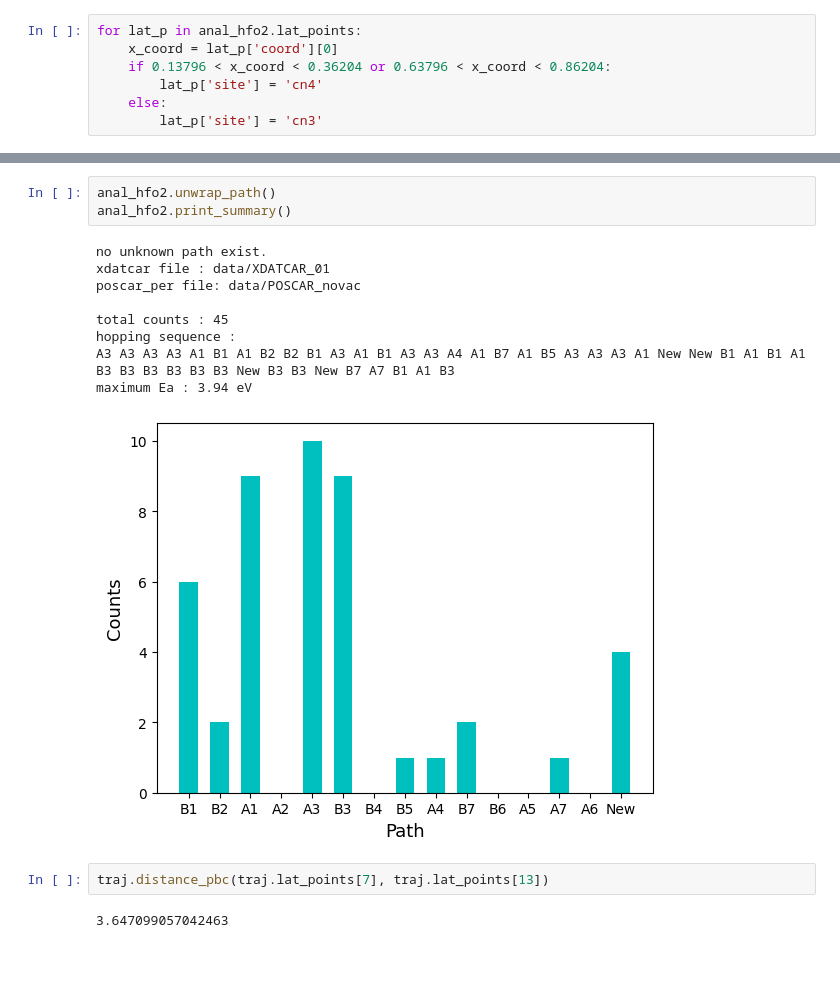
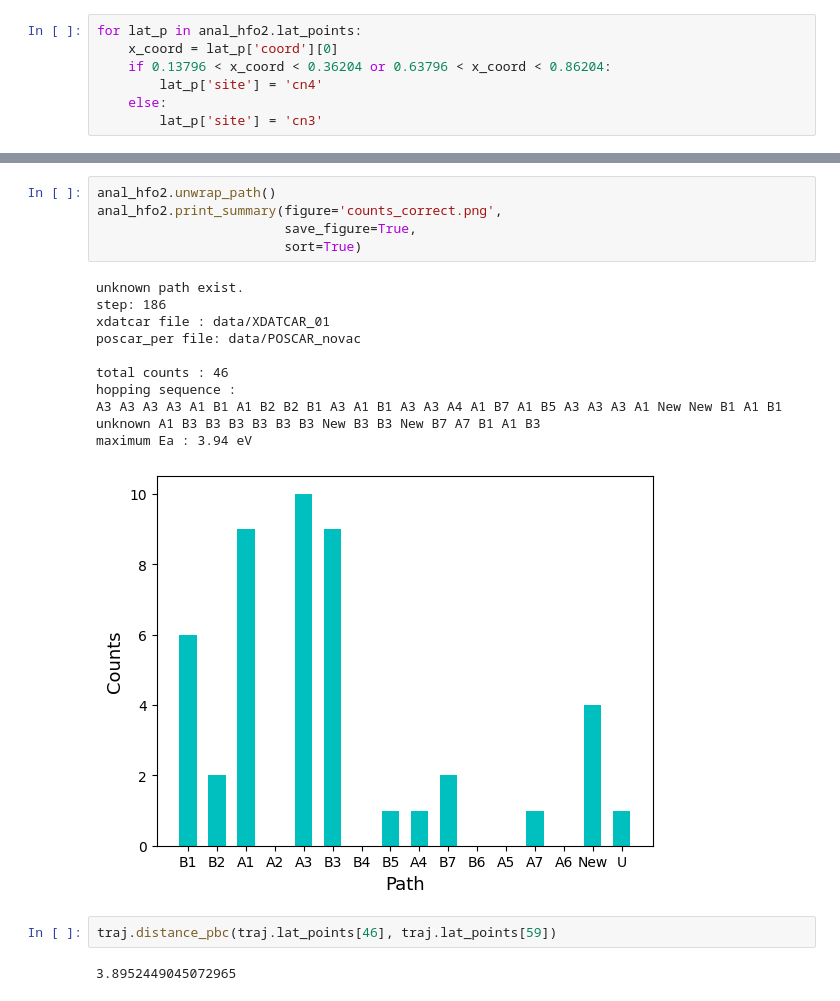
Before and after one commit to TY-Jeong/VacHopPy, a Jupyter notebook: example/1.LatticeHopping/tutorial.ipynb, the cells around one changed output, grey strips where cells are left out. Cells and saved outputs as stored; diff of their text form; blank space fills up the shorter version.

```diff
--- a/example/1.LatticeHopping/tutorial.ipynb
+++ b/example/1.LatticeHopping/tutorial.ipynb
@@ -90,17 +105,20 @@ maximum Ea : 3.94 eV
 # %%
 anal_hfo2.unwrap_path()
-anal_hfo2.print_summary()
+anal_hfo2.print_summary(figure='counts_correct.png',
+                        save_figure=True,
+                        sort=True)
 # %% [output]
-no unknown path exist.
+unknown path exist.
+step: 186
 xdatcar file : data/XDATCAR_01
 poscar_per file: data/POSCAR_novac
 
-total counts : 45
+total counts : 46
 hopping sequence :
-A3 A3 A3 A3 A1 B1 A1 B2 B2 B1 A3 A1 B1 A3 A3 A4 A1 B7 A1 B5 A3 A3 A3 A1 New New B1 A1 B1 A1 B3 B3 B3 B3 B3 B3 New B3 B3 New B7 A7 B1 A1 B3
+A3 A3 A3 A3 A1 B1 A1 B2 B2 B1 A3 A1 B1 A3 A3 A4 A1 B7 A1 B5 A3 A3 A3 A1 New New B1 A1 B1 unknown A1 B3 B3 B3 B3 B3 B3 New B3 B3 New B7 A7 B1 A1 B3
 maximum Ea : 3.94 eV
-[figure, old version]
+[figure, new version]
 # %%
-traj.distance_pbc(traj.lat_points[7], traj.lat_points[13])
+traj.distance_pbc(traj.lat_points[46], traj.lat_points[59])
 # %% [output]
-3.647099057042463
+3.8952449045072965
```
Also changed, not shown: parts of 4 cells of this notebook, 16 other files.
